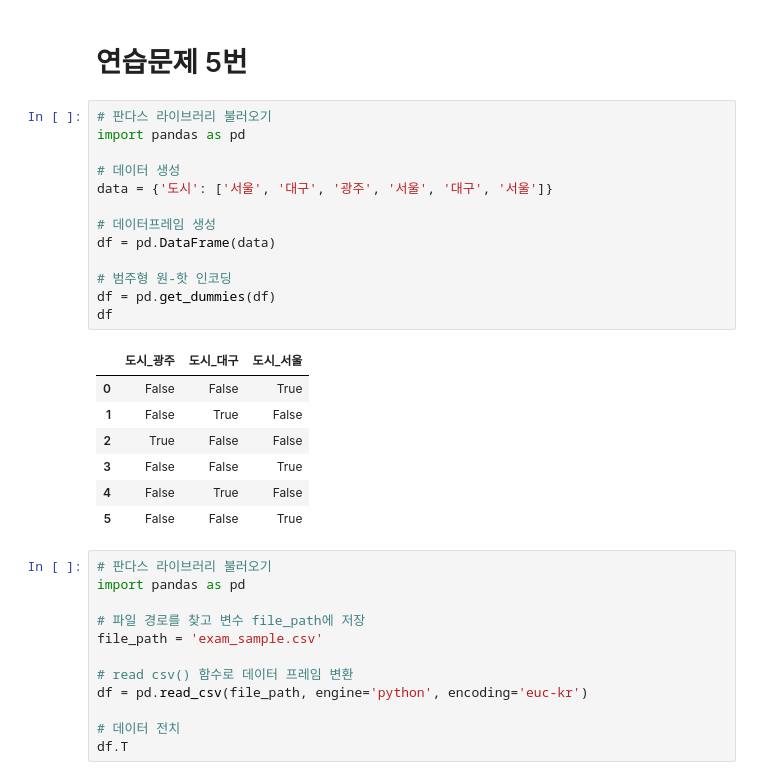
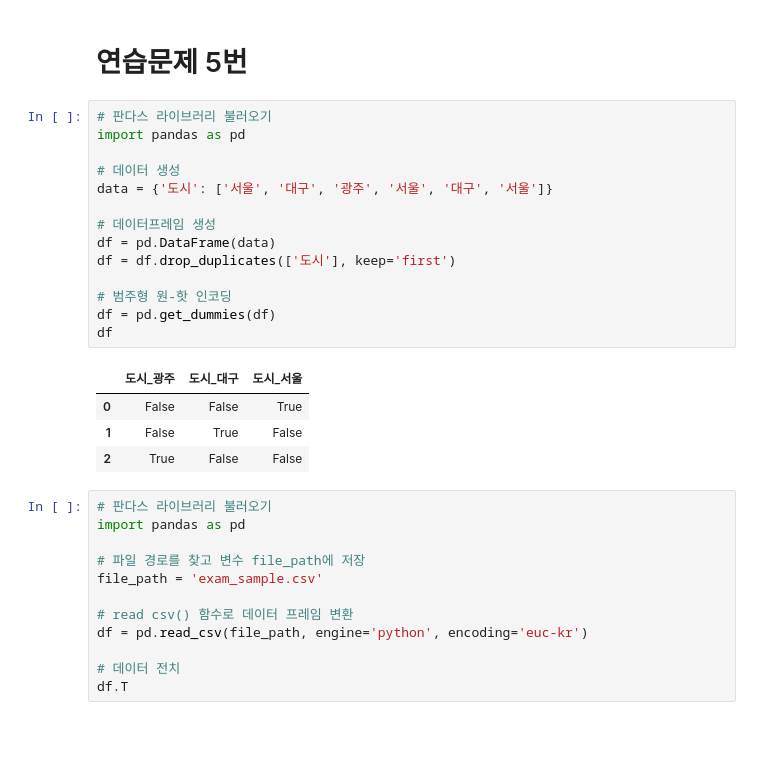
Before and after one commit to yechan-kim/Gachon_Univ., a Jupyter notebook: BigData/Ch7.ipynb, the cells around one changed output. Drawn from its saved outputs; the diff is of its cells as text; blank space fills up the shorter version.

```diff
--- a/BigData/Ch7.ipynb
+++ b/BigData/Ch7.ipynb
@@ -267,24 +267,22 @@ df
 # %%
 # 판다스 라이브러리 불러오기
 import pandas as pd
 
 # 데이터 생성
 data = {'도시': ['서울', '대구', '광주', '서울', '대구', '서울']}
 
 # 데이터프레임 생성
 df = pd.DataFrame(data)
+df = df.drop_duplicates(['도시'], keep='first')
 
 # 범주형 원-핫 인코딩
 df = pd.get_dummies(df)
 df
 # %% [output]
 |  | 도시_광주 | 도시_대구 | 도시_서울 |
 | 0 | False | False | True |
 | 1 | False | True | False |
 | 2 | True | False | False |
-| 3 | False | False | True |
-| 4 | False | True | False |
-| 5 | False | False | True |
 # %%
 # 판다스 라이브러리 불러오기
 import pandas as pd
```
